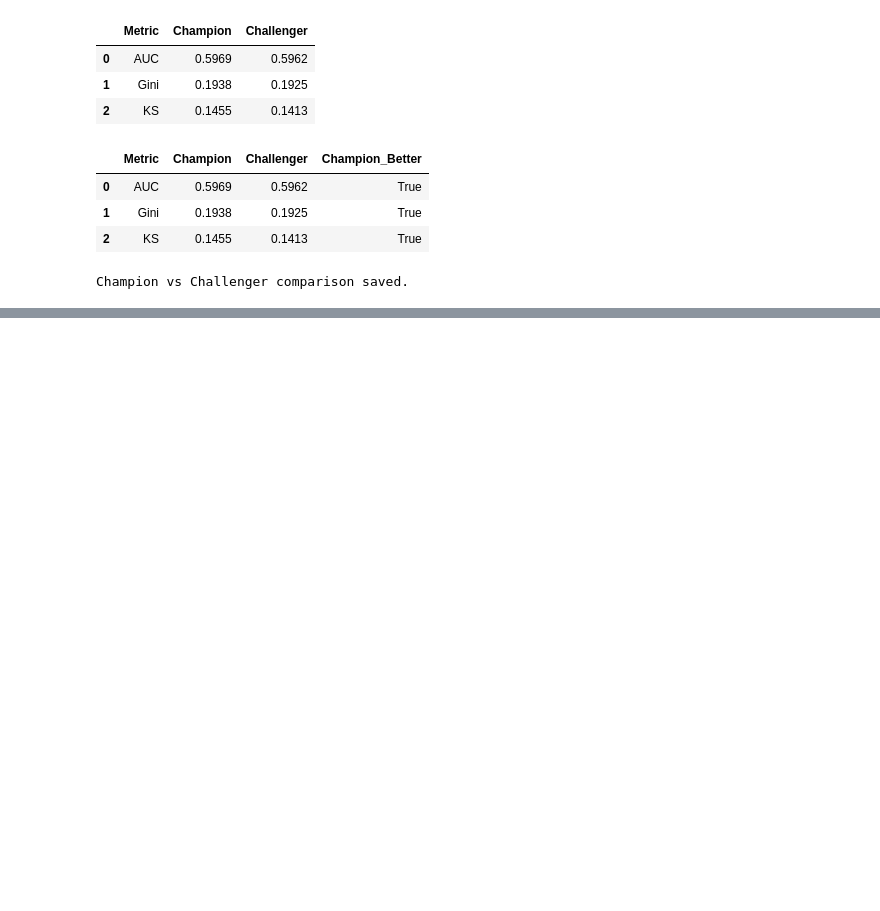
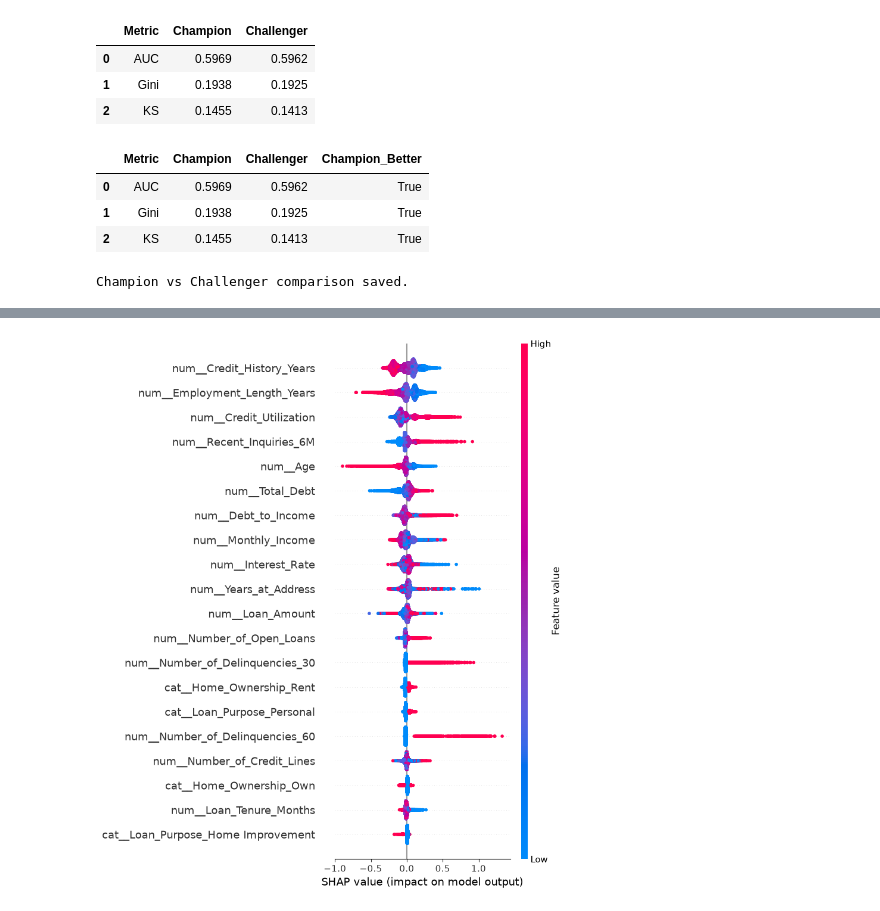
Before and after one commit to shiv182dutt/CREDIT_RISK_PREDICTION_SCORE_CARD, a Jupyter notebook: notebooks/05_challenger.ipynb, the cells around one changed output, grey strips where cells are left out. Saved outputs shown, nothing was run; the diff lists cells and outputs as text; code cells hidden in the pictures; blank space fills up the shorter version.

Commit message:
Update scorecard, challenger, WOE, and SHAP outputs

```diff
--- a/notebooks/05_challenger.ipynb
+++ b/notebooks/05_challenger.ipynb
@@ -35,0 +392,10 @@ Champion vs Challenger comparison saved.
+# %%
+X_test_transformed = xgb_model.named_steps[
+    "preprocessor"
+].transform(X_test)
+# %%
+xgb_fitted = xgb_model.named_steps["model"]
+# %%
+explainer = shap.TreeExplainer(xgb_fitted)
+# %%
+shap_values = explainer.shap_values(X_test_transformed)
@@ -35,0 +445,23 @@ Champion vs Challenger comparison saved.
+# %%
+plt.figure()
+
+shap.summary_plot(
+    shap_values,
+    X_test_transformed,
+    feature_names=feature_names,
+    show=False
+)
+
+plt.tight_layout()
+
+plt.savefig(
+    "../outputs/figures/xgboost_shap_summary.png",
+    dpi=300,
+    bbox_inches="tight"
+)
+
+plt.show()
+
+plt.close()
+# %% [output]
+[figure, added]
```
Also changed, not shown: parts of 24 cells of this notebook, 6 other files.
